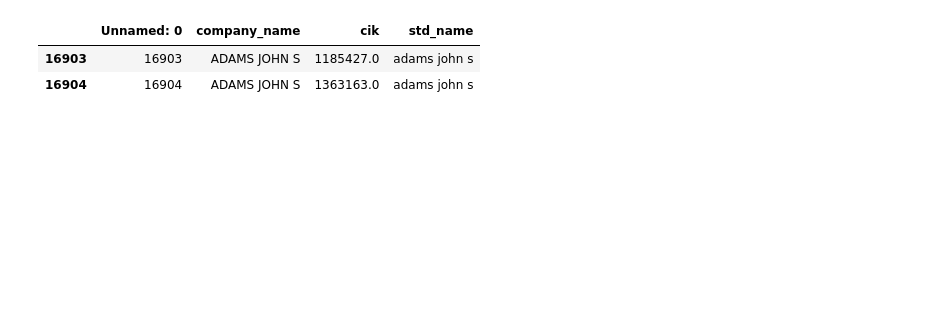
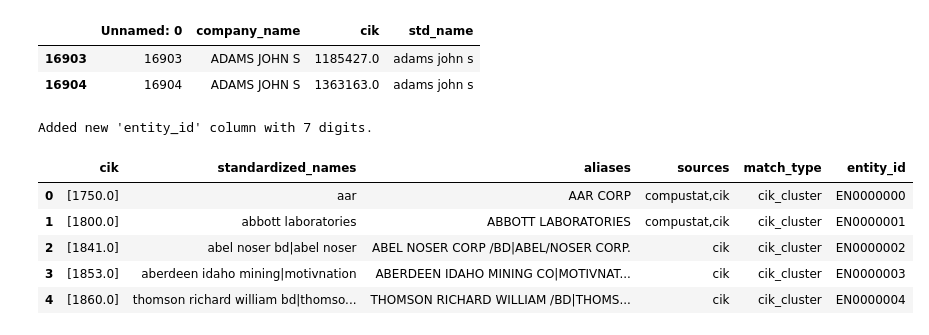
Before and after one commit to judgelord/corporations-data, a Jupyter notebook: python/create_entity_crosswalk_notebook.ipynb, the cells around one changed output. Cells and saved outputs as stored; diff of their text form; code cells hidden in the pictures; blank space fills up the shorter version.

Commit message:
added entity IDs

```diff
--- a/python/create_entity_crosswalk_notebook.ipynb
+++ b/python/create_entity_crosswalk_notebook.ipynb
@@ -821,0 +703,16 @@ cik_df[cik_df['company_name'] == 'ADAMS JOHN S']
+# %%
+# Create an ID column, which is just the row index plus one
+# Create the 7-digit numeric part, padded with leading zeros
+numeric_id = final_enriched_crosswalk.index.astype(str).str.zfill(7)
+final_enriched_crosswalk['entity_id'] = 'EN' + numeric_id
+
+print(f"Added new 'entity_id' column with 7 digits.")
+final_enriched_crosswalk.head()
+# %% [output]
+Added new 'entity_id' column with 7 digits.
+|  | cik | standardized_names | aliases | sources | match_type | entity_id |
+| 0 | [1750.0] | aar | AAR CORP | compustat,cik | cik_cluster | EN0000000 |
+| 1 | [1800.0] | abbott laboratories | ABBOTT LABORATORIES | compustat,cik | cik_cluster | EN0000001 |
+| 2 | [1841.0] | abel noser bd|abel noser | ABEL NOSER CORP /BD|ABEL/NOSER CORP. | cik | cik_cluster | EN0000002 |
+| 3 | [1853.0] | aberdeen idaho mining|motivnation | ABERDEEN IDAHO MINING CO|MOTIVNAT... | cik | cik_cluster | EN0000003 |
+| 4 | [1860.0] | thomson richard william bd|thomso... | THOMSON RICHARD WILLIAM /BD|THOMS... | cik | cik_cluster | EN0000004 |
```
Also changed, not shown: parts of 3 cells of this notebook, 1 other file.
